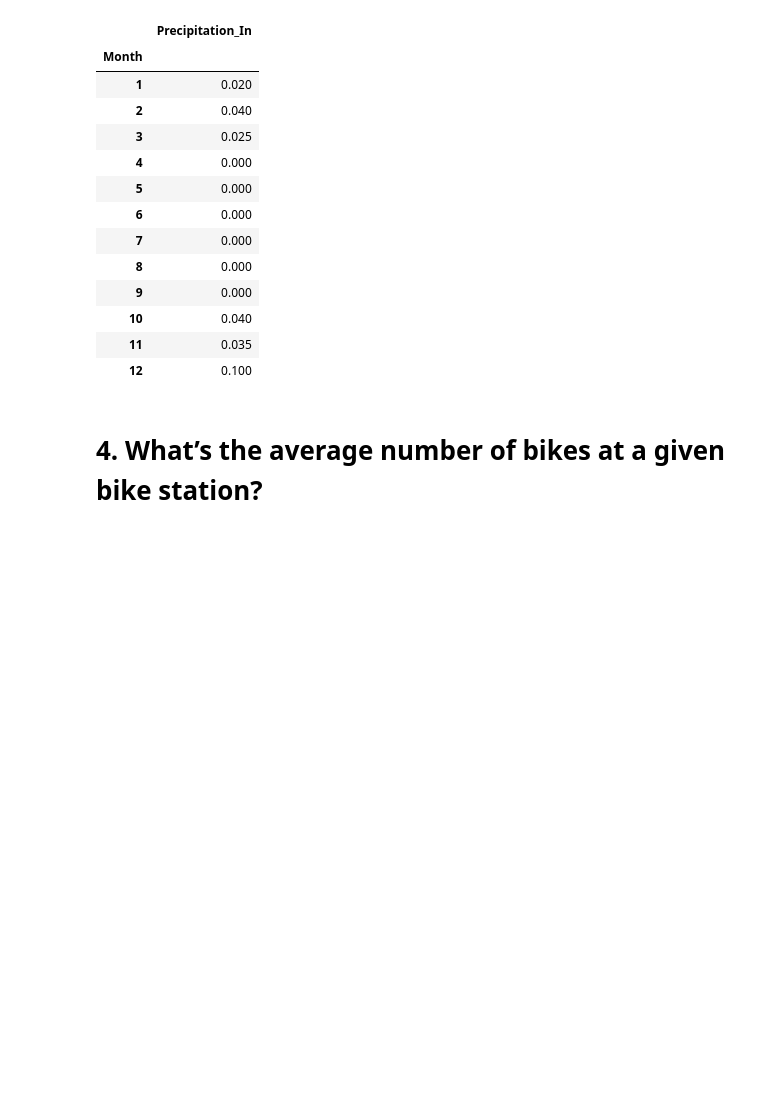
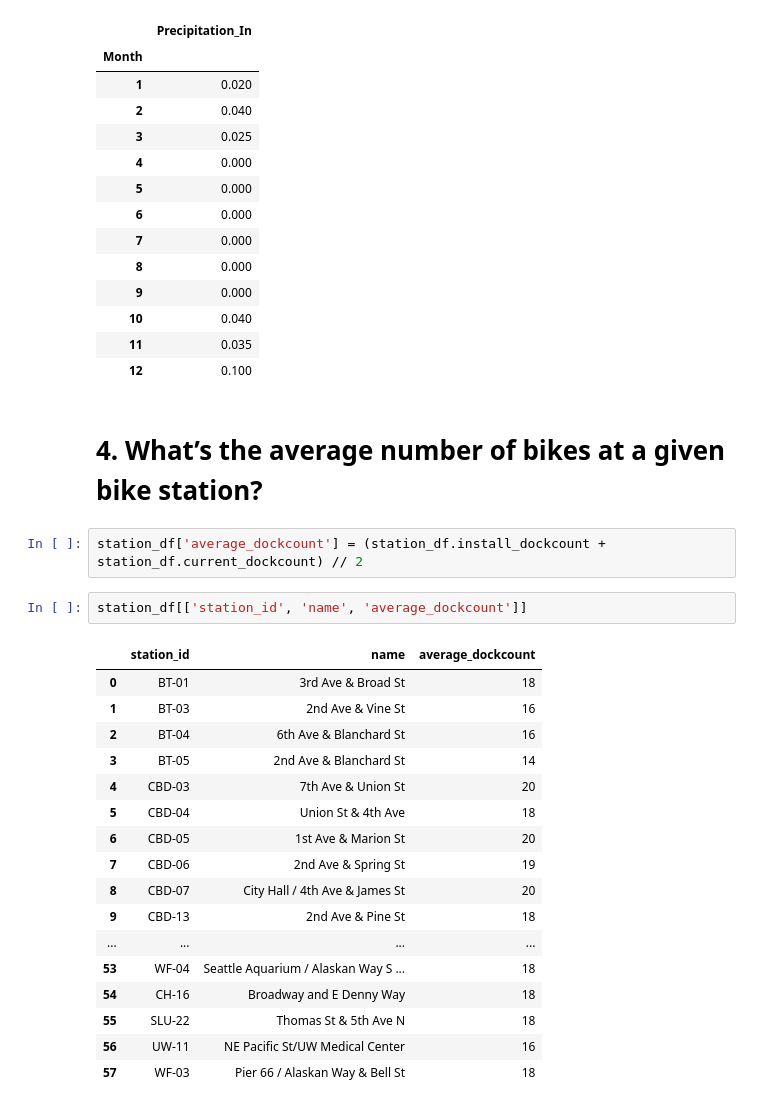
Before and after one commit to brickfaced/data-science, a Jupyter notebook: bike_stats.ipynb, the cells around one changed output. Saved outputs shown, nothing was run; the diff lists cells and outputs as text; blank space fills up the shorter version.

```diff
--- a/bike_stats.ipynb
+++ b/bike_stats.ipynb
@@ -110,3 +110,25 @@ pd.DataFrame(weather_df['Precipitation_In'].groupby(weather_df.Month).median())
 | 12 | 0.100 |
 # %% [markdown]
 # 4. What’s the average number of bikes at a given bike station?
+# %%
+station_df['average_dockcount'] = (station_df.install_dockcount + station_df.current_dockcount) // 2
+# %%
+station_df[['station_id', 'name', 'average_dockcount']]
+# %% [output]
+|  | station_id | name | average_dockcount |
+| 0 | BT-01 | 3rd Ave & Broad St | 18 |
+| 1 | BT-03 | 2nd Ave & Vine St | 16 |
+| 2 | BT-04 | 6th Ave & Blanchard St | 16 |
+| 3 | BT-05 | 2nd Ave & Blanchard St | 14 |
+| 4 | CBD-03 | 7th Ave & Union St | 20 |
+| 5 | CBD-04 | Union St & 4th Ave | 18 |
+| 6 | CBD-05 | 1st Ave & Marion St | 20 |
+| 7 | CBD-06 | 2nd Ave & Spring St | 19 |
+| 8 | CBD-07 | City Hall / 4th Ave & James St | 20 |
+| 9 | CBD-13 | 2nd Ave & Pine St | 18 |
+| ... | ... | ... | ... |
+| 53 | WF-04 | Seattle Aquarium / Alaskan Way S ... | 18 |
+| 54 | CH-16 | Broadway and E Denny Way | 18 |
+| 55 | SLU-22 | Thomas St & 5th Ave N | 18 |
+| 56 | UW-11 | NE Pacific St/UW Medical Center | 16 |
+| 57 | WF-03 | Pier 66 / Alaskan Way & Bell St | 18 |
```
Also changed, not shown: parts of 12 cells of this notebook.
